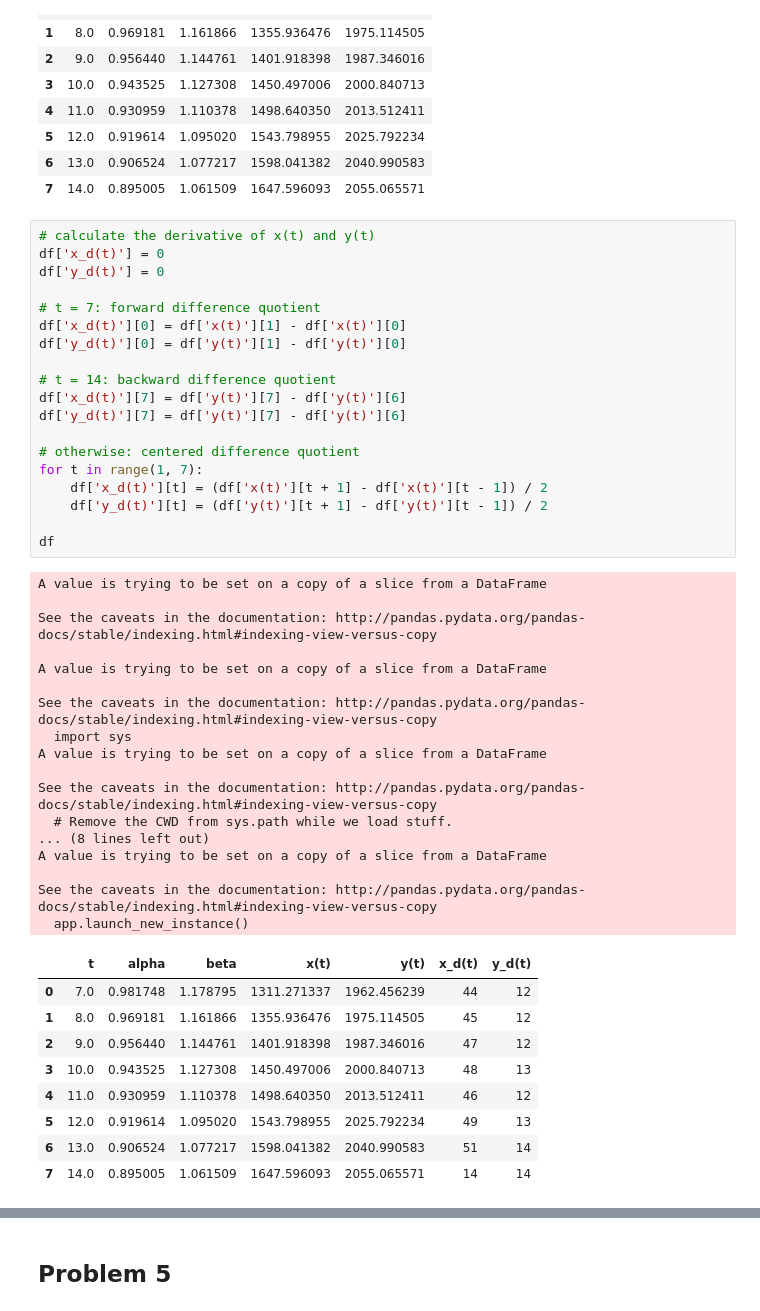
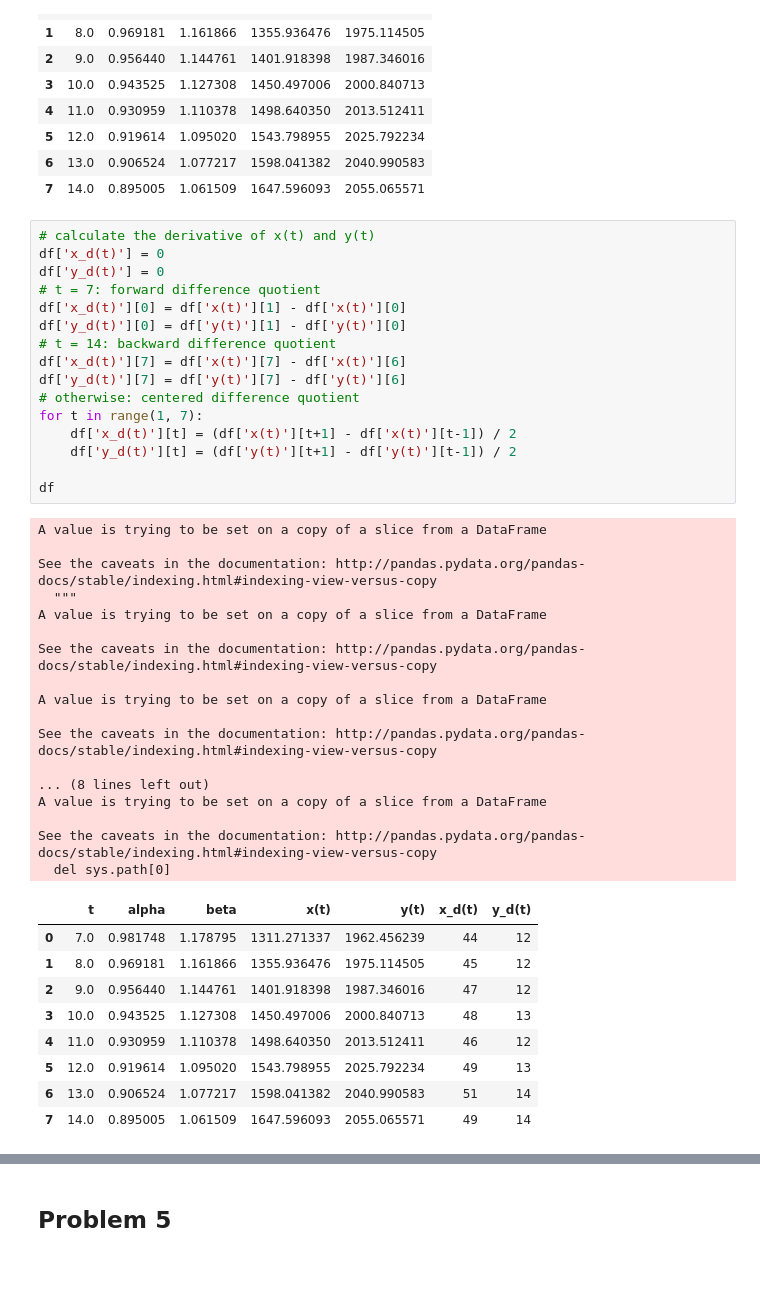
Before and after one commit to yongfeilu/persp-model-econ_w20, a Jupyter notebook: ProblemSets/PS2/PS2_(1)_Yongfei Lu.ipynb, the cells around one changed output, grey strips where cells are left out. Saved outputs shown, nothing was run; the diff lists cells and outputs as text; blank space fills up the shorter version.

```diff
--- a/ProblemSets/PS2/PS2_(1)_Yongfei Lu.ipynb
+++ b/ProblemSets/PS2/PS2_(1)_Yongfei Lu.ipynb
@@ -141,48 +147,45 @@ df
 # calculate the derivative of x(t) and y(t)
 df['x_d(t)'] = 0
 df['y_d(t)'] = 0
-
 # t = 7: forward difference quotient
 df['x_d(t)'][0] = df['x(t)'][1] - df['x(t)'][0]
 df['y_d(t)'][0] = df['y(t)'][1] - df['y(t)'][0]
-
 # t = 14: backward difference quotient
-df['x_d(t)'][7] = df['y(t)'][7] - df['y(t)'][6]
+df['x_d(t)'][7] = df['x(t)'][7] - df['x(t)'][6]
 df['y_d(t)'][7] = df['y(t)'][7] - df['y(t)'][6]
-
 # otherwise: centered difference quotient
 for t in range(1, 7):
-    df['x_d(t)'][t] = (df['x(t)'][t + 1] - df['x(t)'][t - 1]) / 2
-    df['y_d(t)'][t] = (df['y(t)'][t + 1] - df['y(t)'][t - 1]) / 2
+    df['x_d(t)'][t] = (df['x(t)'][t+1] - df['x(t)'][t-1]) / 2
+    df['y_d(t)'][t] = (df['y(t)'][t+1] - df['y(t)'][t-1]) / 2
 
 df
 # %% [output]
+A value is trying to be set on a copy of a slice from a DataFrame
+
+See the caveats in the documentation: http://pandas.pydata.org/pandas-docs/stable/indexing.html#indexing-view-versus-copy
+  """
 A value is trying to be set on a copy of a slice from a DataFrame
 
 See the caveats in the documentation: http://pandas.pydata.org/pandas-docs/stable/indexing.html#indexing-view-versus-copy
 
 A value is trying to be set on a copy of a slice from a DataFrame
 
 See the caveats in the documentation: http://pandas.pydata.org/pandas-docs/stable/indexing.html#indexing-view-versus-copy
-  import sys
-A value is trying to be set on a copy of a slice from a DataFrame
 
-See the caveats in the documentation: http://pandas.pydata.org/pandas-docs/stable/indexing.html#indexing-view-versus-copy
-  # Remove the CWD from sys.path while we load stuff.
 ... (8 lines left out)
 A value is trying to be set on a copy of a slice from a DataFrame
 
 See the caveats in the documentation: http://pandas.pydata.org/pandas-docs/stable/indexing.html#indexing-view-versus-copy
-  app.launch_new_instance()
+  del sys.path[0]
 |  | t | alpha | beta | x(t) | y(t) | x_d(t) | y_d(t) |
 | 0 | 7.0 | 0.981748 | 1.178795 | 1311.271337 | 1962.456239 | 44 | 12 |
 | 1 | 8.0 | 0.969181 | 1.161866 | 1355.936476 | 1975.114505 | 45 | 12 |
 | 2 | 9.0 | 0.956440 | 1.144761 | 1401.918398 | 1987.346016 | 47 | 12 |
 | 3 | 10.0 | 0.943525 | 1.127308 | 1450.497006 | 2000.840713 | 48 | 13 |
 | 4 | 11.0 | 0.930959 | 1.110378 | 1498.640350 | 2013.512411 | 46 | 12 |
 | 5 | 12.0 | 0.919614 | 1.095020 | 1543.798955 | 2025.792234 | 49 | 13 |
 | 6 | 13.0 | 0.906524 | 1.077217 | 1598.041382 | 2040.990583 | 51 | 14 |
-| 7 | 14.0 | 0.895005 | 1.061509 | 1647.596093 | 2055.065571 | 14 | 14 |
+| 7 | 14.0 | 0.895005 | 1.061509 | 1647.596093 | 2055.065571 | 49 | 14 |
 # %%
 # calculate the speed
 df['speed'] = np.sqrt(df['x_d(t)'] ** 2 + df['y_d(t)'] ** 2)
```
Also changed, not shown: parts of 16 cells of this notebook, 4 other files.
